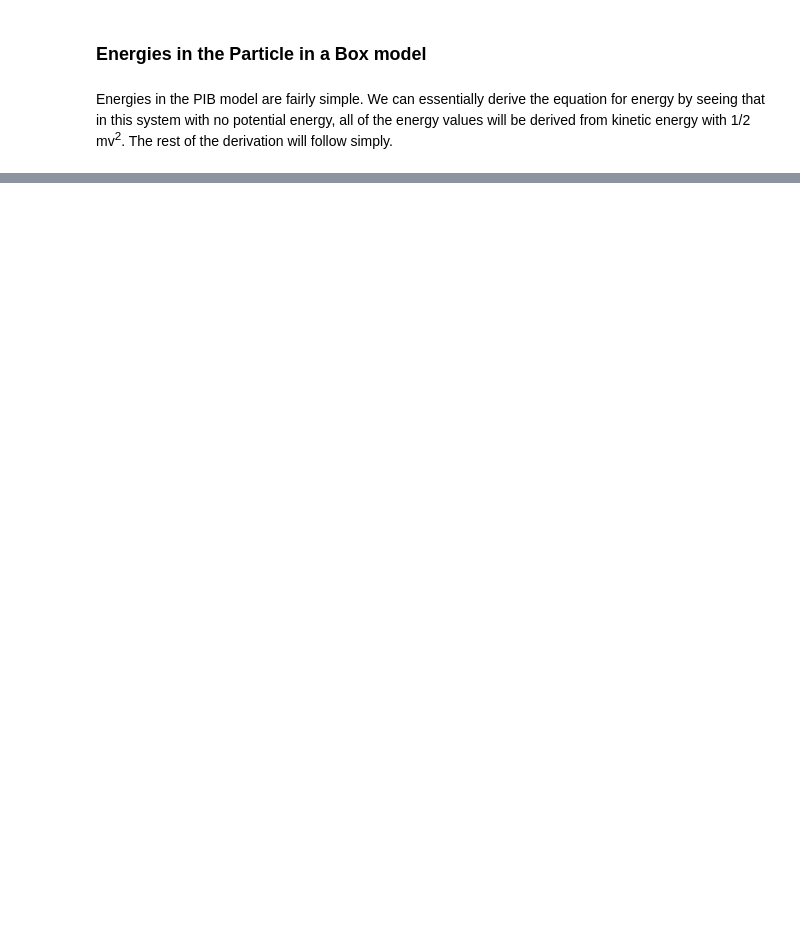
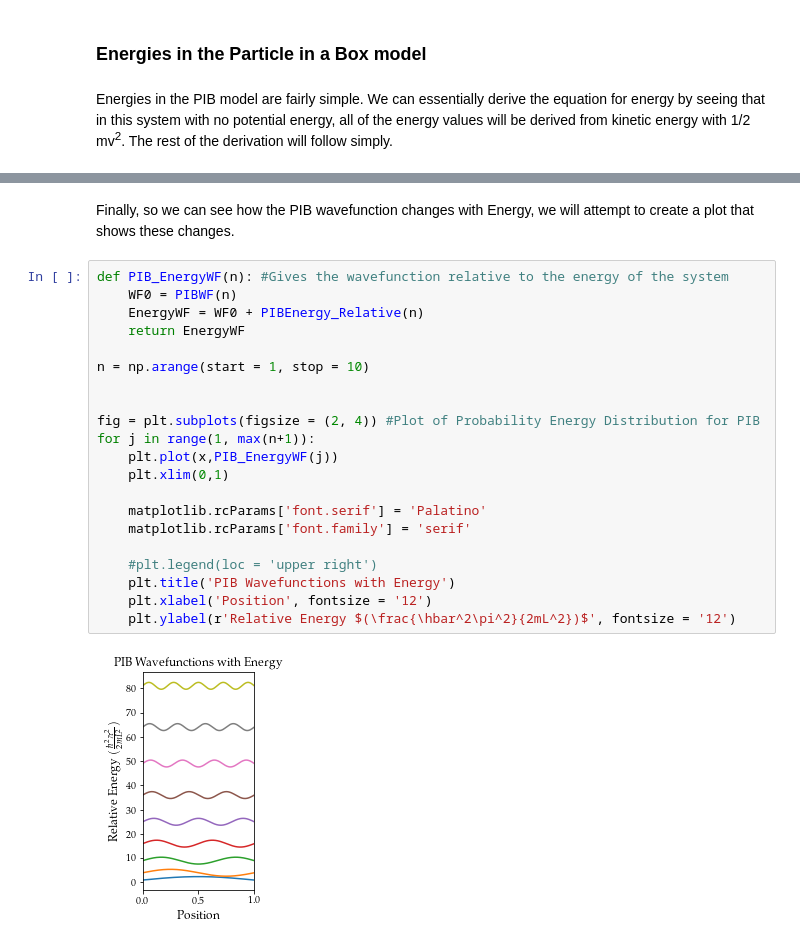
Before and after one commit to jmsieffer/ChemPhysicsMisc, a Jupyter notebook: ChemPhysicsMisc/QuantumModels/QMModels/QMModels.ipynb, the cells around one changed output, grey strips where cells are left out. Cells and saved outputs as stored; diff of their text form; blank space fills up the shorter version.

```diff
--- a/ChemPhysicsMisc/QuantumModels/QMModels/QMModels.ipynb
+++ b/ChemPhysicsMisc/QuantumModels/QMModels/QMModels.ipynb
@@ -92,0 +125,25 @@ $\displaystyle \frac{h^{2} n^{2}}{8 L^{2} m}$
+# %% [markdown]
+Finally, so we can see how the PIB wavefunction changes with Energy, we will attempt to create a plot that shows these changes.
+# %%
+def PIB_EnergyWF(n): #Gives the wavefunction relative to the energy of the system
+    WF0 = PIBWF(n)
+    EnergyWF = WF0 + PIBEnergy_Relative(n)
+    return EnergyWF
+
+n = np.arange(start = 1, stop = 10)
+
+
+fig = plt.subplots(figsize = (2, 4)) #Plot of Probability Energy Distribution for PIB
+for j in range(1, max(n+1)):
+    plt.plot(x,PIB_EnergyWF(j))
+    plt.xlim(0,1)
+
+    matplotlib.rcParams['font.serif'] = 'Palatino'
+    matplotlib.rcParams['font.family'] = 'serif'
+
+    #plt.legend(loc = 'upper right')
+    plt.title('PIB Wavefunctions with Energy')
+    plt.xlabel('Position', fontsize = '12')
+    plt.ylabel(r'Relative Energy $(\frac{\hbar^2\pi^2}{2mL^2})$', fontsize = '12')
+# %% [output]
+[figure, added]
```
Also changed, not shown: parts of 10 cells of this notebook.
